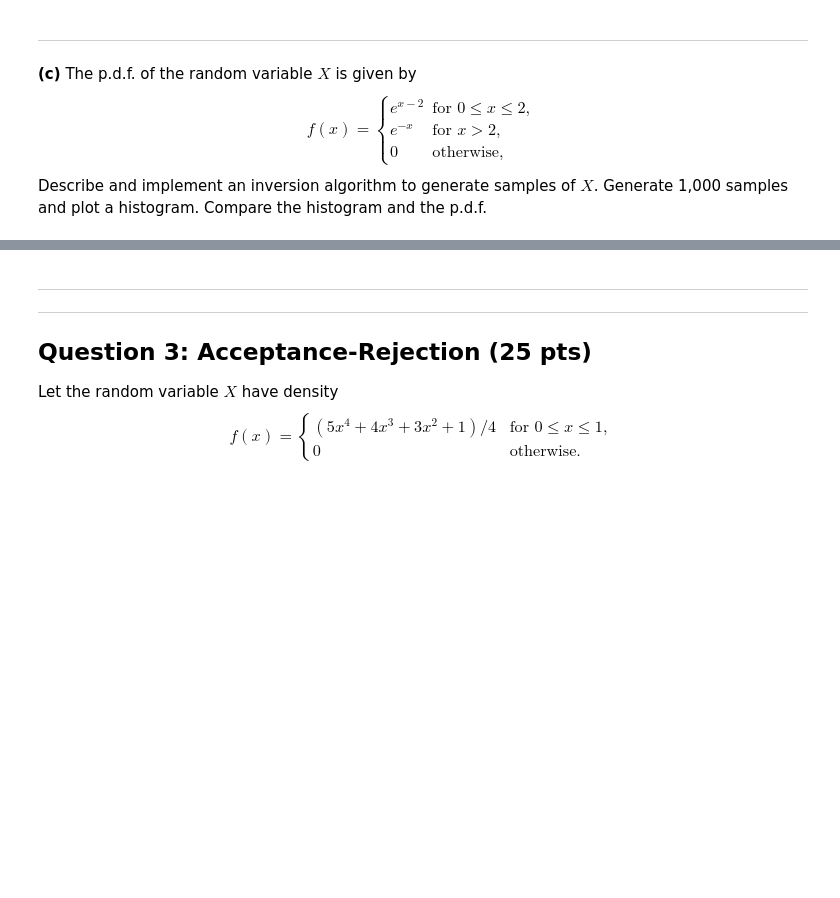
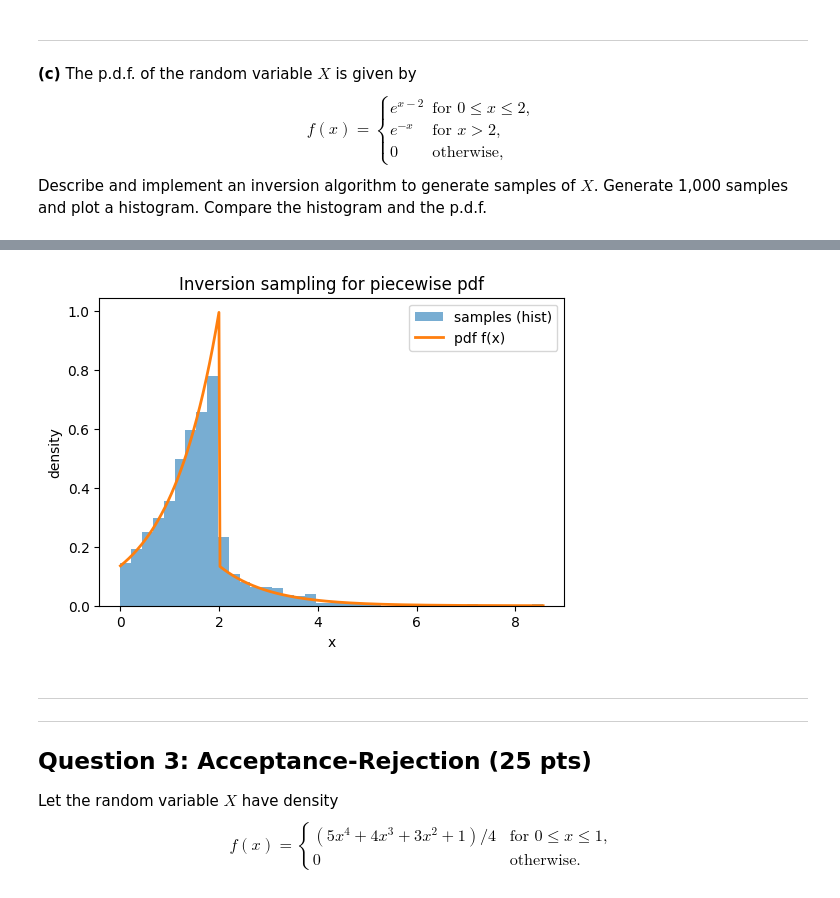
Before and after one commit to NBQian/ORIE-5581, a Jupyter notebook: HW3.ipynb, the cells around one changed output, grey strips where cells are left out. Saved outputs shown, nothing was run; the diff lists cells and outputs as text; code cells hidden in the pictures; blank space fills up the shorter version.

```diff
--- a/HW3.ipynb
+++ b/HW3.ipynb
@@ -110,3 +238,43 @@ ___
+# %%
+import numpy as np
+import matplotlib.pyplot as plt
+
+e_m2 = np.exp(-2.0)
+p0 = 1.0 - e_m2
+
+def sample_X(n):
+    u = np.random.rand(n)
+    x = np.empty(n)
+    left = u <= p0
+    x[left]  = 2.0 + np.log(u[left] + e_m2)
+    x[~left] = -np.log(1.0 - u[~left])
+    return x
+
+def f_pdf(x):
+    x = np.asarray(x)
+    out = np.zeros_like(x, dtype=float)
+    mask1 = (0 <= x) & (x <= 2)
+    mask2 = (x > 2)
+    out[mask1] = np.exp(x[mask1] - 2.0)
+    out[mask2] = np.exp(-x[mask2])
+    return out
+
+np.random.seed(0)
+n = 1000
+samples = sample_X(n)
+plt.figure(figsize=(6,4))
+bins = np.linspace(0, max(6, samples.max()), 40)
+plt.hist(samples, bins=bins, density=True, alpha=0.6, label="samples (hist)")
+
+xx = np.linspace(0, bins[-1], 400)
+plt.plot(xx, f_pdf(xx), lw=2, label="pdf f(x)")
+
+plt.xlabel("x"); plt.ylabel("density")
+plt.title("Inversion sampling for piecewise pdf")
+plt.legend()
+plt.show()
+# %% [output]
+[figure, added]
 # %% [markdown]
 <hr><hr>
 
```
Also changed, not shown: parts of 31 cells of this notebook.
